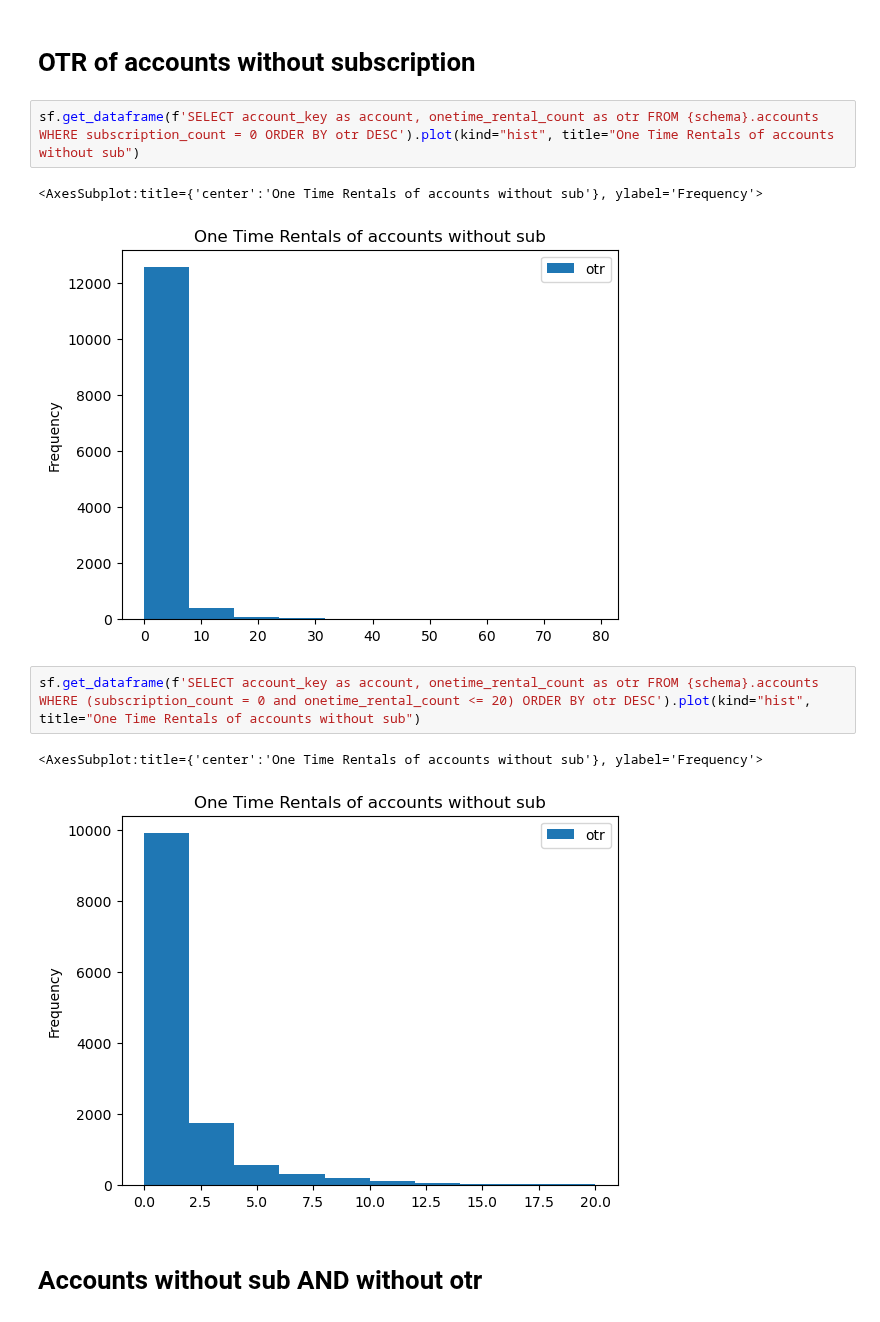
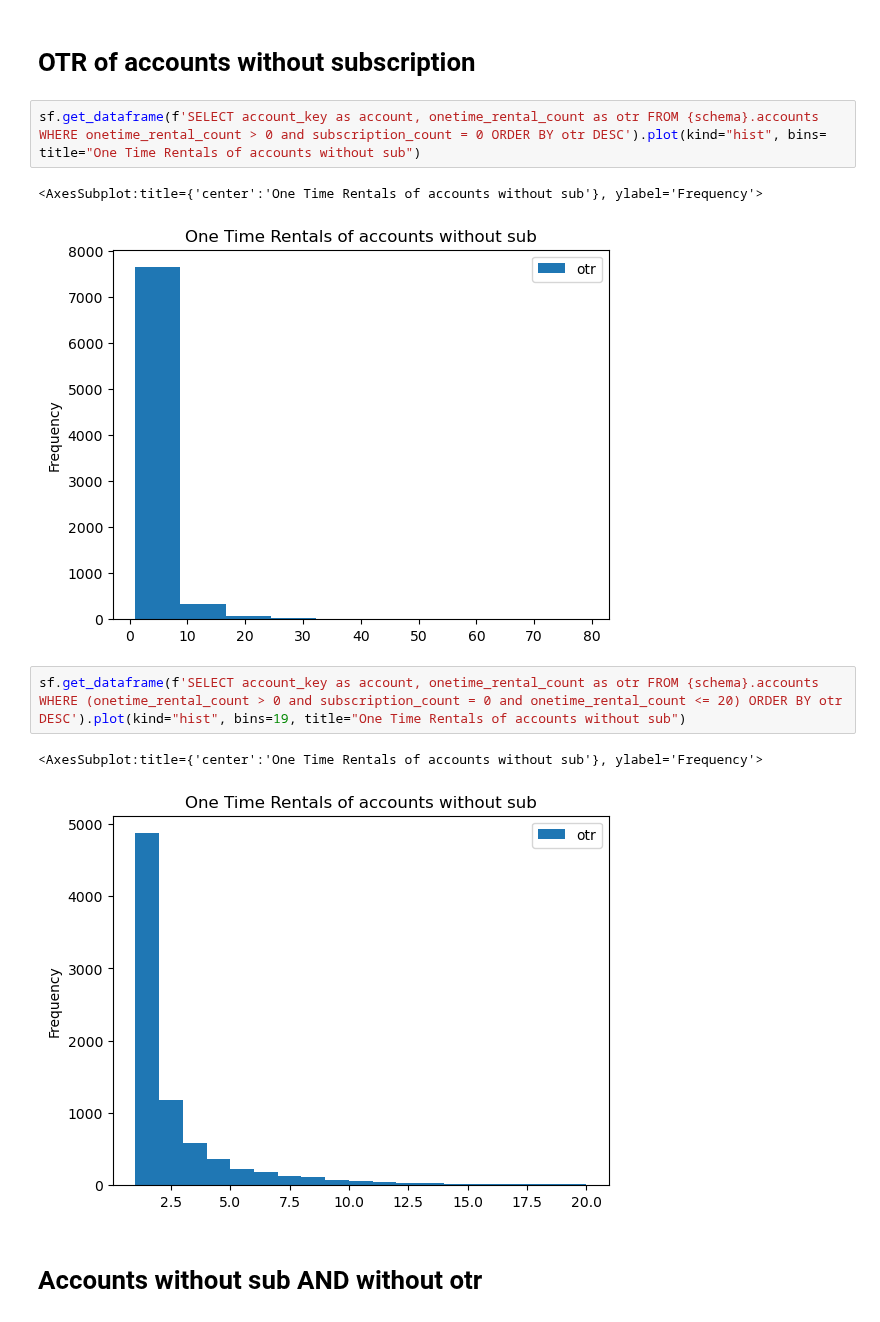
Before and after one commit to elisicke/Data-Analyst-Capstone-Project, a Jupyter notebook: EDA_phillipp.ipynb, the cells around one changed output. Saved outputs shown, nothing was run; the diff lists cells and outputs as text.

```diff
--- a/EDA_phillipp.ipynb
+++ b/EDA_phillipp.ipynb
@@ -106,15 +134,15 @@ sf.get_dataframe(f' SELECT account_key as account, subscription_count FROM {sche
 # %% [markdown]
 # OTR of accounts without subscription
 # %%
-sf.get_dataframe(f'SELECT account_key as account, onetime_rental_count as otr FROM {schema}.accounts WHERE subscription_count = 0 ORDER BY otr DESC').plot(kind="hist", title="One Time Rentals of accounts without sub")
+sf.get_dataframe(f'SELECT account_key as account, onetime_rental_count as otr FROM {schema}.accounts WHERE onetime_rental_count > 0 and subscription_count = 0 ORDER BY otr DESC').plot(kind="hist", bins= title="One Time Rentals of accounts without sub")
 # %% [output]
 <AxesSubplot:title={'center':'One Time Rentals of accounts without sub'}, ylabel='Frequency'>
-[figure, old version]
+[figure, new version]
 # %%
-sf.get_dataframe(f'SELECT account_key as account, onetime_rental_count as otr FROM {schema}.accounts WHERE (subscription_count = 0 and onetime_rental_count <= 20) ORDER BY otr DESC').plot(kind="hist", title="One Time Rentals of accounts without sub")
+sf.get_dataframe(f'SELECT account_key as account, onetime_rental_count as otr FROM {schema}.accounts WHERE (onetime_rental_count > 0 and subscription_count = 0 and onetime_rental_count <= 20) ORDER BY otr DESC').plot(kind="hist", bins=19, title="One Time Rentals of accounts without sub")
 # %% [output]
 <AxesSubplot:title={'center':'One Time Rentals of accounts without sub'}, ylabel='Frequency'>
-[figure, old version]
+[figure, new version]
 # %% [markdown]
 # Accounts without sub AND without otr
 # %%
```
Also changed, not shown: parts of 19 cells of this notebook.
